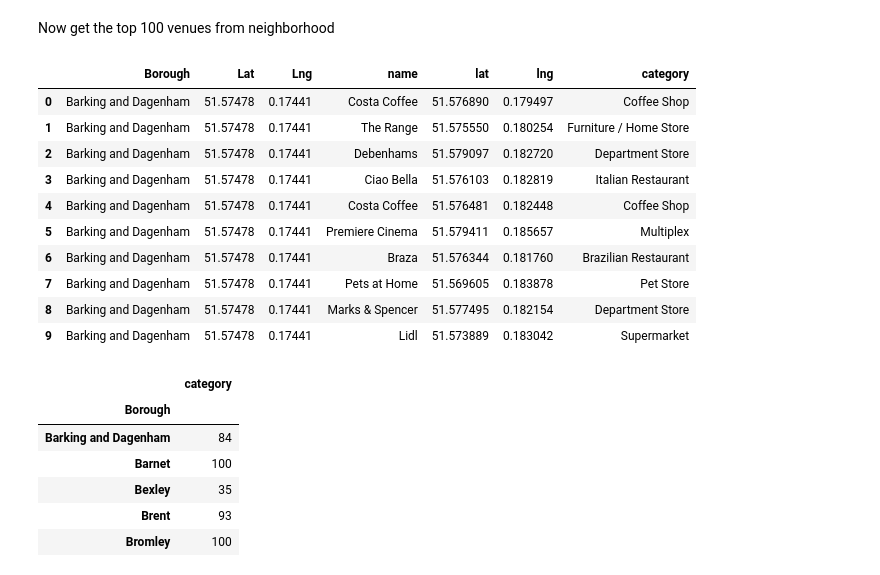
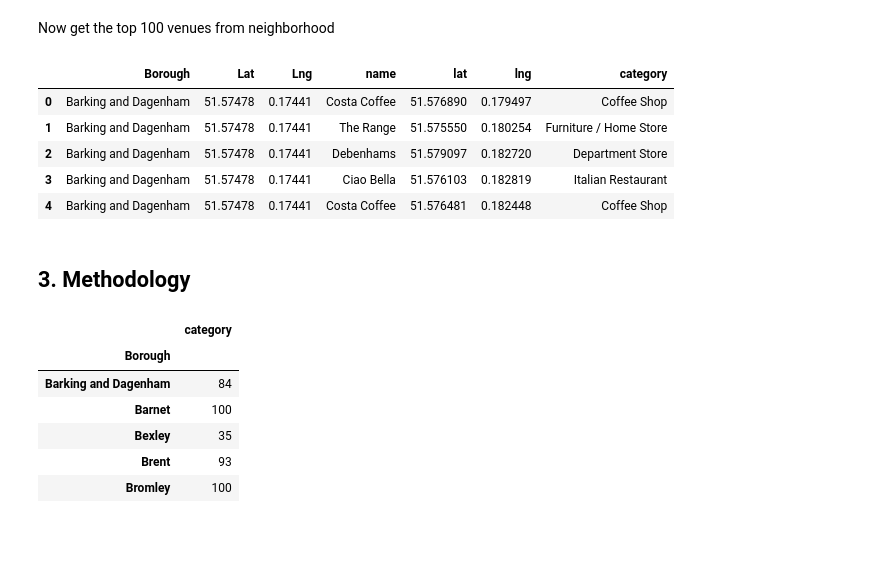
Before and after one commit to shrirangdixit/Coursera_Capstone, a Jupyter notebook: Capstone_project/Capstone_Project-The_Optimal_Locations_for_Indian_Restaurent.ipynb, the cells around one changed output. Saved outputs shown, nothing was run; the diff lists cells and outputs as text; code cells hidden in the pictures; blank space fills up the shorter version.

```diff
--- a/Capstone_project/Capstone_Project-The_Optimal_Locations_for_Indian_Restaurent.ipynb
+++ b/Capstone_project/Capstone_Project-The_Optimal_Locations_for_Indian_Restaurent.ipynb
@@ -385,19 +371,16 @@ if not top_100:
     top_100_df = pd.DataFrame(data = top_100, columns=['Borough','Lat','Lng','name','lat','lng','category'])
     top_100_df.to_csv(r'C:\Users\Shrirang\Desktop\Python Practice\Online Courses\IMB Data Science Cousre\Capstone_Project\Coursera_Capstone\Capstone_project\top_100.csv', index=False)
 # %%
-top_100_df.head(10)
+top_100_df.head(5)
 # %% [output]
 |  | Borough | Lat | Lng | name | lat | lng | category |
 | 0 | Barking and Dagenham | 51.57478 | 0.17441 | Costa Coffee | 51.576890 | 0.179497 | Coffee Shop |
 | 1 | Barking and Dagenham | 51.57478 | 0.17441 | The Range | 51.575550 | 0.180254 | Furniture / Home Store |
 | 2 | Barking and Dagenham | 51.57478 | 0.17441 | Debenhams | 51.579097 | 0.182720 | Department Store |
 | 3 | Barking and Dagenham | 51.57478 | 0.17441 | Ciao Bella | 51.576103 | 0.182819 | Italian Restaurant |
 | 4 | Barking and Dagenham | 51.57478 | 0.17441 | Costa Coffee | 51.576481 | 0.182448 | Coffee Shop |
-| 5 | Barking and Dagenham | 51.57478 | 0.17441 | Premiere Cinema | 51.579411 | 0.185657 | Multiplex |
-| 6 | Barking and Dagenham | 51.57478 | 0.17441 | Braza | 51.576344 | 0.181760 | Brazilian Restaurant |
-| 7 | Barking and Dagenham | 51.57478 | 0.17441 | Pets at Home | 51.569605 | 0.183878 | Pet Store |
-| 8 | Barking and Dagenham | 51.57478 | 0.17441 | Marks & Spencer | 51.577495 | 0.182154 | Department Store |
-| 9 | Barking and Dagenham | 51.57478 | 0.17441 | Lidl | 51.573889 | 0.183042 | Supermarket |
+# %% [markdown]
+## 3. Methodology
 # %%
 top_100_df[['Borough','category']].groupby('Borough').count()
 # %% [output]
```
Also changed, not shown: parts of 17 cells of this notebook, 1 other file.
